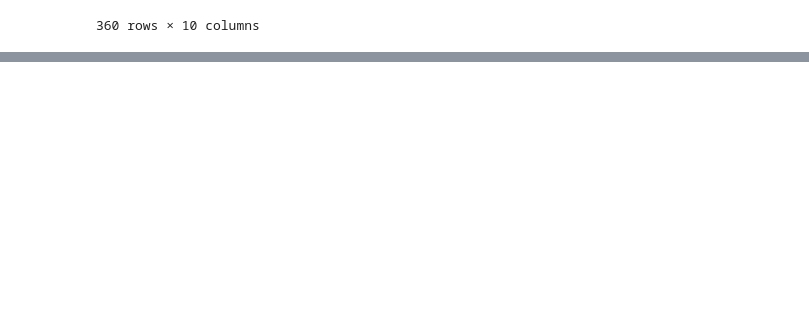
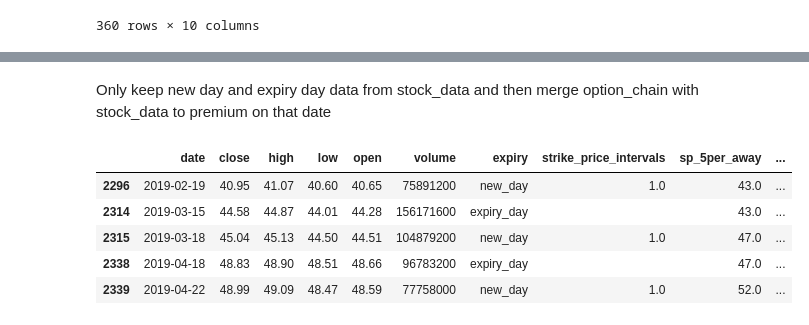
Before and after one commit to dhruvesh131199/covered_call_backtesting, a Jupyter notebook: covered_call_backtesting.ipynb, the cells around one changed output, grey strips where cells are left out. Cells and saved outputs as stored; diff of their text form; code cells hidden in the pictures; blank space fills up the shorter version.

```diff
--- a/covered_call_backtesting.ipynb
+++ b/covered_call_backtesting.ipynb
@@ -186,7 +175,0 @@ Discount = We multiply by a factor to depending on the strike price, the further
-# %%
-##Find annualized volatility for each day
-import numpy as np
-
-stock_data["daily_returns"] = np.log(stock_data["close"]/stock_data["close"].shift(1))
-stock_data["annualized_vol"] = daily_returns.rolling(window = 252).std() * np.sqrt(252)
-stock_data[stock_data["date"] >= "2012-01-01"]
@@ -207,11 +175,0 @@ stock_data[stock_data["date"] >= "2012-01-01"]
-# %%
-#We only keep the data starting from the first new day of 2012 and ending at the last expiry day of 2024
-stock_data = stock_data[stock_data["date"] >= "2012-01-01"]
-
-first_new_day_index = stock_data[stock_data["expiry"] == "new_day"].index.min()
-last_expiry_day = stock_data[stock_data["expiry"] == "expiry_day"].index.max()
-
-print(first_new_day_index, last_expiry_day)
-stock_data = stock_data.loc[first_new_day_index:last_expiry_day].reset_index(drop = True)
-
-stock_data.head()
@@ -376,0 +204,19 @@ print(test)
+# %% [markdown]
+Only keep new day and expiry day data from stock_data and then merge option_chain with stock_data to premium on that date
+# %%
+#Only keep new day and expiry day data from stock_data and then merge option_chain with stock_data to premium on that date
+stock_data = stock_data[(stock_data["expiry"] == "new_day") | (stock_data["expiry"] == "expiry_day")]
+
+#find the smallest new_day date greater than or equal to 2019-02-09(smallest date from option chain)
+#delete data before that
+
+temp_min_date = stock_data.loc[(stock_data["date"] >= "2019-02-09") & (stock_data["expiry"] == "new_day"), "date"].min()
+stock_data = stock_data[stock_data["date"] >= temp_min_date]
+stock_data.head()
+# %% [output]
+|  | date | close | high | low | open | volume | expiry | strike_price_intervals | sp_5per_away | ... |
+| 2296 | 2019-02-19 | 40.95 | 41.07 | 40.60 | 40.65 | 75891200 | new_day | 1.0 | 43.0 | ... |
+| 2314 | 2019-03-15 | 44.58 | 44.87 | 44.01 | 44.28 | 156171600 | expiry_day |  | 43.0 | ... |
+| 2315 | 2019-03-18 | 45.04 | 45.13 | 44.50 | 44.51 | 104879200 | new_day | 1.0 | 47.0 | ... |
+| 2338 | 2019-04-18 | 48.83 | 48.90 | 48.51 | 48.66 | 96783200 | expiry_day |  | 47.0 | ... |
+| 2339 | 2019-04-22 | 48.99 | 49.09 | 48.47 | 48.59 | 77758000 | new_day | 1.0 | 52.0 | ... |
```
Also changed, not shown: parts of 25 cells of this notebook, 2 other files.
